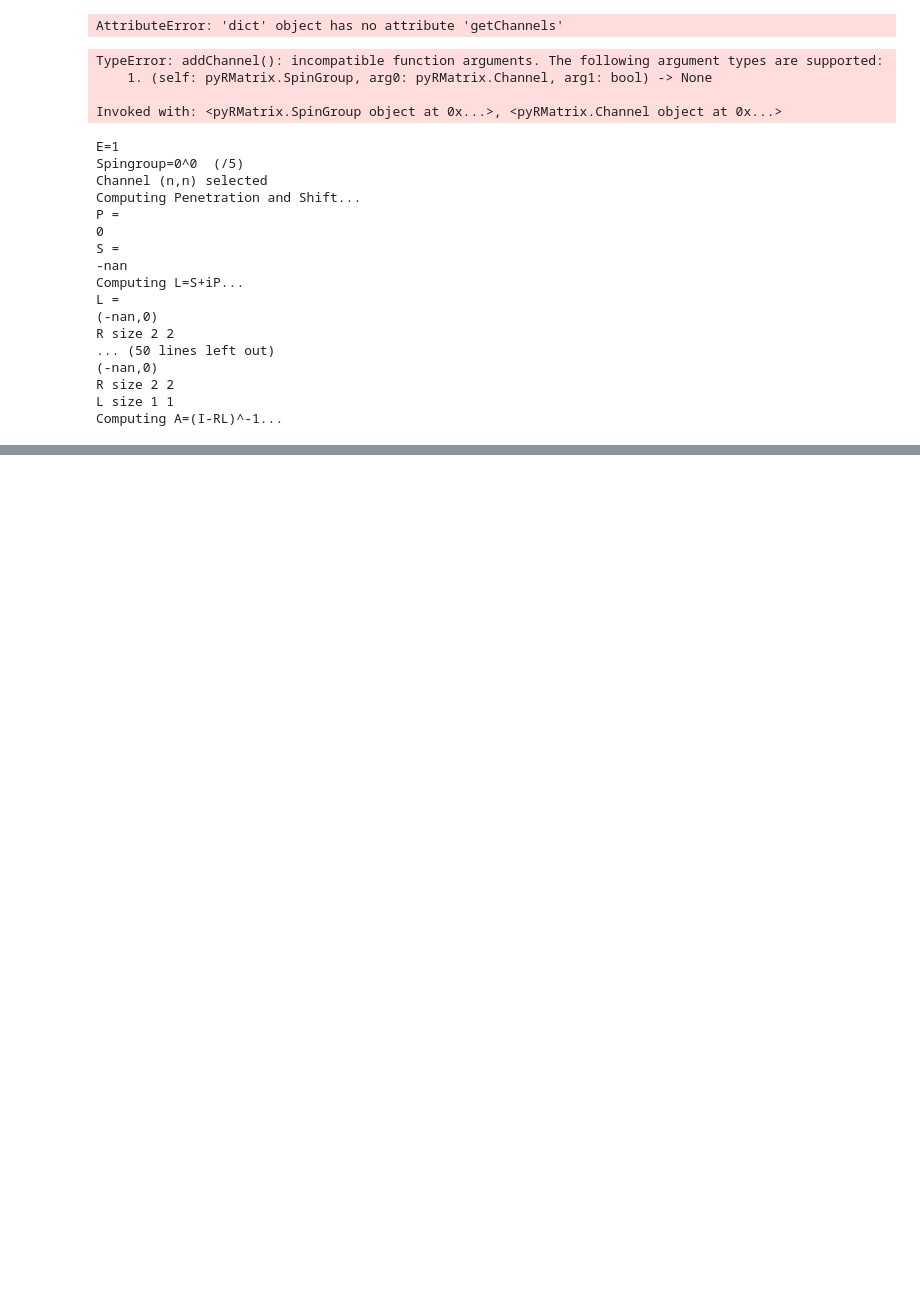
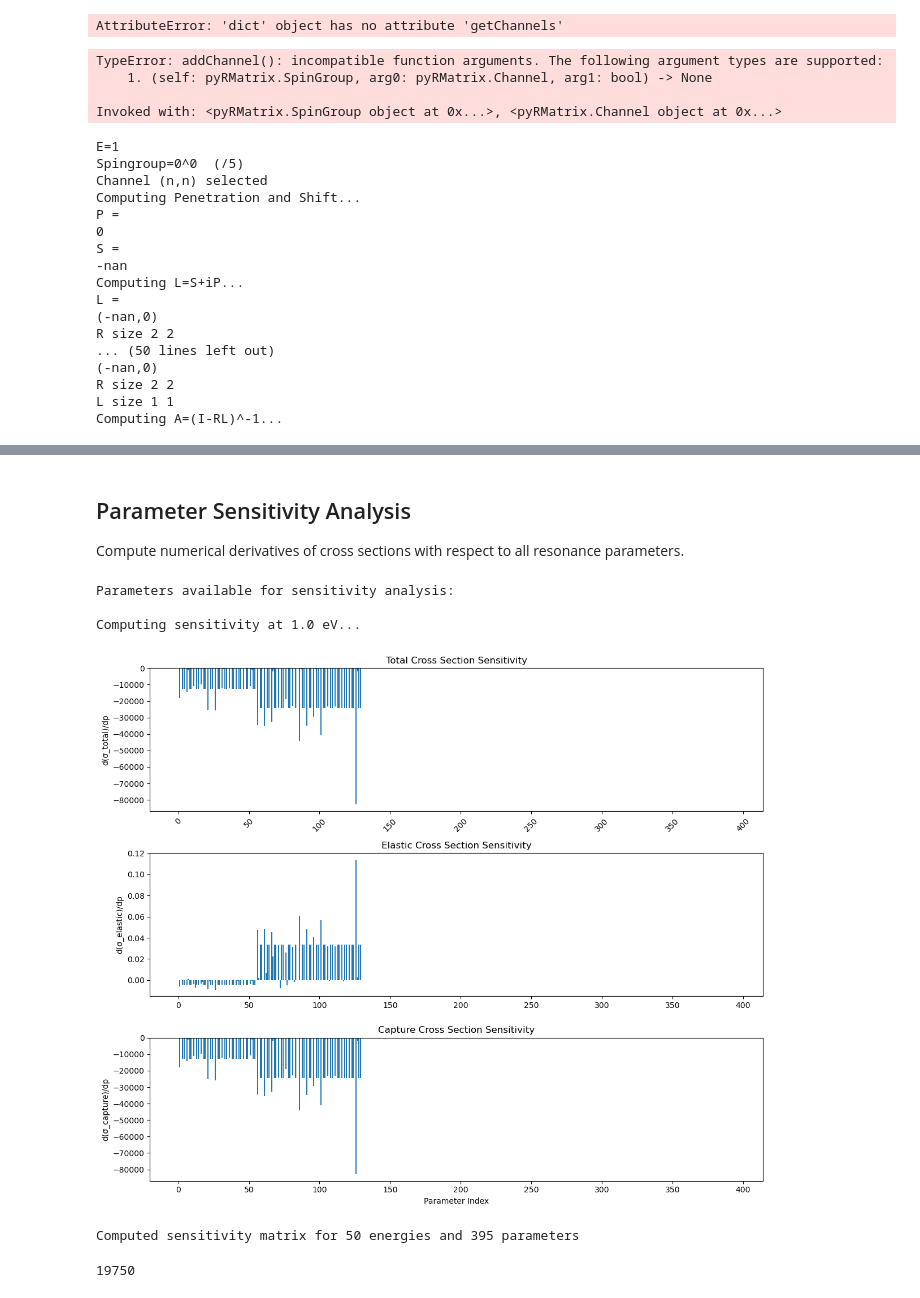
Before and after one commit to Pierresole/NuclearDataModels, a Jupyter notebook: notebooks/RMatrix/resonan_from_endfTK_LRF7.ipynb, the cells around one changed output, grey strips where cells are left out. Drawn from its saved outputs; the diff is of its cells as text; code cells hidden in the pictures; blank space fills up the shorter version.

```diff
--- a/notebooks/RMatrix/resonan_from_endfTK_LRF7.ipynb
+++ b/notebooks/RMatrix/resonan_from_endfTK_LRF7.ipynb
@@ -325,0 +469,69 @@ Computing A=(I-RL)^-1...
+# %% [markdown]
+## Parameter Sensitivity Analysis
+Compute numerical derivatives of cross sections with respect to all resonance parameters.
+# %%
+import numpy as np
+import matplotlib.pyplot as plt
+
+# Load the compound system
+tapename = '/home/sole-pie01/ndlib/jeff-40/13-Al-27g.txt'
+compound_system = create_compound_from_ReichMoore(tapename)
+
+# Create sensitivity analyzer
+sensitivity = pyRMatrix.ParameterSensitivity(compound_system, perturbation=1e-6)
+
+# Print parameter information
+print("Parameters available for sensitivity analysis:")
+sensitivity.printParameterInfo()
+
+# Compute derivatives at specific energy
+energy = 1.0  # eV
+print(f"\nComputing sensitivity at {energy} eV...")
+
+# Get derivatives for different cross section types
+total_derivatives = sensitivity.totalCrossSectionDerivatives(energy)
+elastic_derivatives = sensitivity.elasticCrossSectionDerivatives(energy)
+capture_derivatives = sensitivity.captureCrossSectionDerivatives(energy)
+
+# Get parameter info for plotting
+parameters = sensitivity.getParameters()
+param_names = [param.description for param in parameters]
+
+# Plot sensitivity analysis
+fig, (ax1, ax2, ax3) = plt.subplots(3, 1, figsize=(12, 10))
+
+# Total cross section derivatives
+ax1.bar(range(len(total_derivatives)), total_derivatives)
+ax1.set_title('Total Cross Section Sensitivity')
+ax1.set_ylabel('d(σ_total)/dp')
+ax1.tick_params(axis='x', rotation=45)
+
+# Elastic cross section derivatives
+ax2.bar(range(len(elastic_derivatives)), elastic_derivatives)
+ax2.set_title('Elastic Cross Section Sensitivity')
+ax2.set_ylabel('d(σ_elastic)/dp')
+
+# Capture cross section derivatives
+ax3.bar(range(len(capture_derivatives)), capture_derivatives)
+ax3.set_title('Capture Cross Section Sensitivity')
+ax3.set_ylabel('d(σ_capture)/dp')
+ax3.set_xlabel('Parameter Index')
+
+plt.tight_layout()
+plt.show()
+
+# Compute sensitivity matrix over energy range
+energies = np.logspace(-2, 2, 50)  # 0.01 to 100 eV
+sensitivity_matrix = sensitivity.computeSensitivityMatrix(energies.tolist())
+
+print(f"Computed sensitivity matrix for {len(energies)} energies and {sensitivity.getParameterCount()} parameters")
+# %% [output]
+Parameters available for sensitivity analysis:
+
+Computing sensitivity at 1.0 eV...
+[figure, added]
+Computed sensitivity matrix for 50 energies and 395 parameters
+# %%
+len(sensitivity_matrix['capture'])
+# %% [output]
+19750
```
Also changed, not shown: parts of 12 cells of this notebook, 10 other files.
